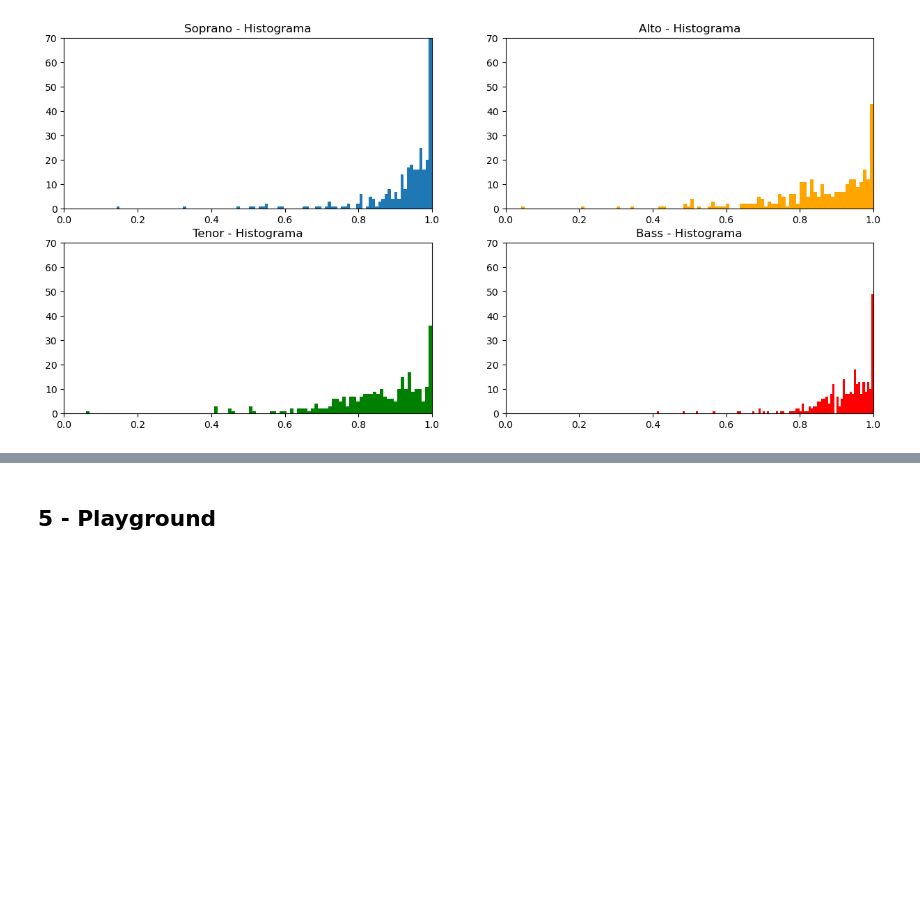
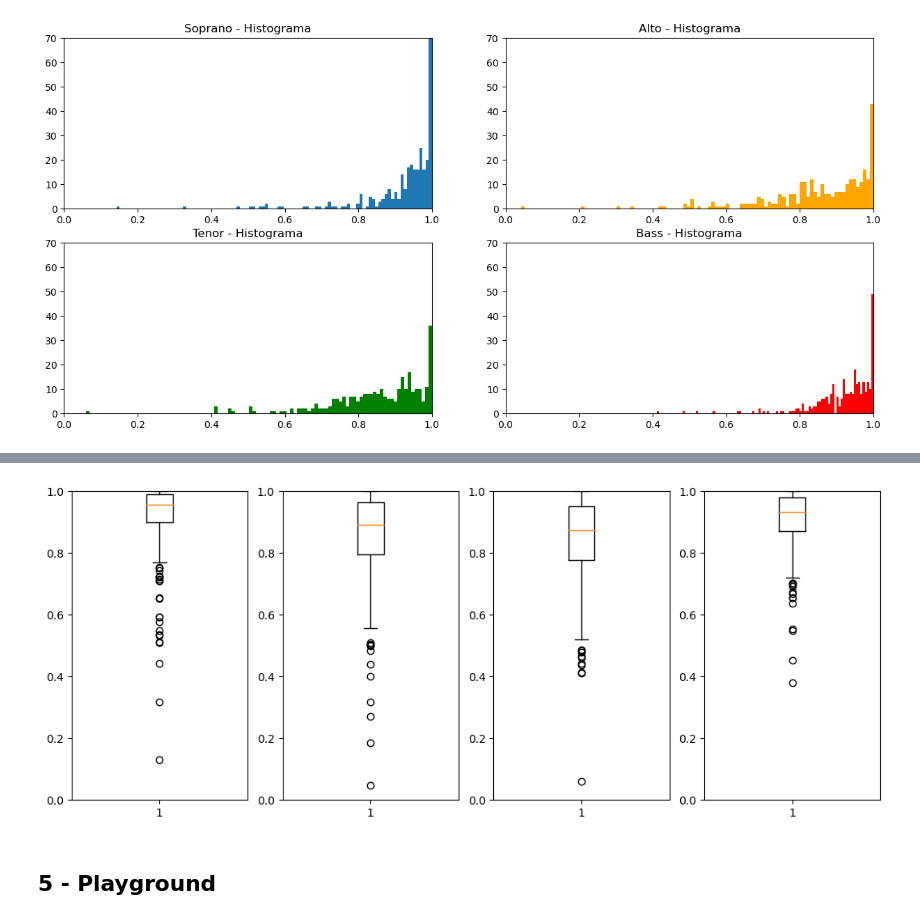
Before and after one commit to Xornotor/VocalAssignment-SSCS, a Jupyter notebook: SSCS_Training.ipynb, the cells around one changed output, grey strips where cells are left out. Cells and saved outputs as stored; diff of their text form; code cells hidden in the pictures; blank space fills up the shorter version.

```diff
--- a/SSCS_Training.ipynb
+++ b/SSCS_Training.ipynb
@@ -107,13 +119,14 @@ plt.show()
 # %% [output]
 [figure]
 # %%
-fig, axs = plt.subplots(1, 4, figsize=(13, 5))
-axs[0].boxplot(f_scores[0])
-axs[1].boxplot(f_scores[1])
-axs[2].boxplot(f_scores[2])
-axs[3].boxplot(f_scores[3])
+def boxplot(f_score_array):
+    fig, axs = plt.subplots(1, 4, figsize=(13, 5))
+    axs[0].boxplot(f_score_array[0])
+    axs[1].boxplot(f_score_array[1])
+    axs[2].boxplot(f_score_array[2])
+    axs[3].boxplot(f_score_array[3])
 
-for ax in axs:
-    ax.set_ylim([0, 1])
+    for ax in axs:
+        ax.set_ylim([0, 1])
 
-plt.show()
+    plt.show()
@@ -121,0 +133,3 @@ plt.show()
+# %%
+f_scr1 = np.load("./Evaluation_Data/f-scores_treino1.npy")
+f_scr2 = np.load("./Evaluation_Data/f-scores_treino2_tracked.npy")
@@ -122,3 +140,7 @@ plt.show()
+# %%
+boxplot(f_scr2)
+# %% [output]
+[figure, added]
 # %% [markdown]
 ## 5 - Playground
 # %%
```
Also changed, not shown: parts of 8 cells of this notebook, 6 other files.
